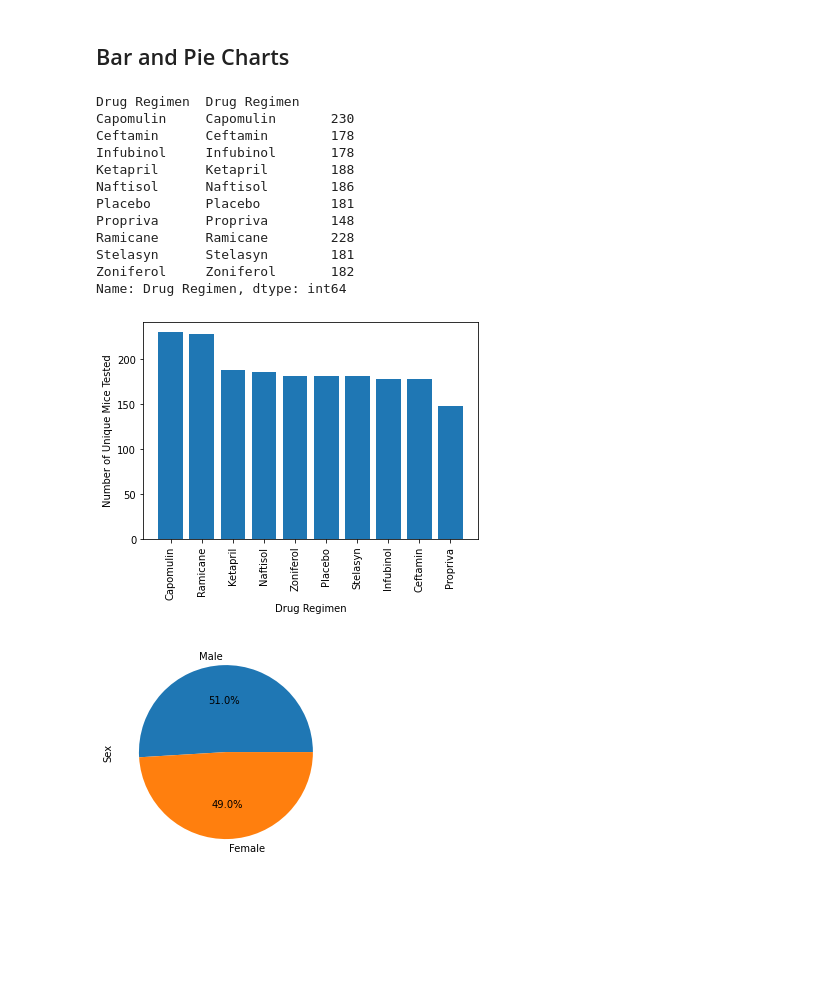
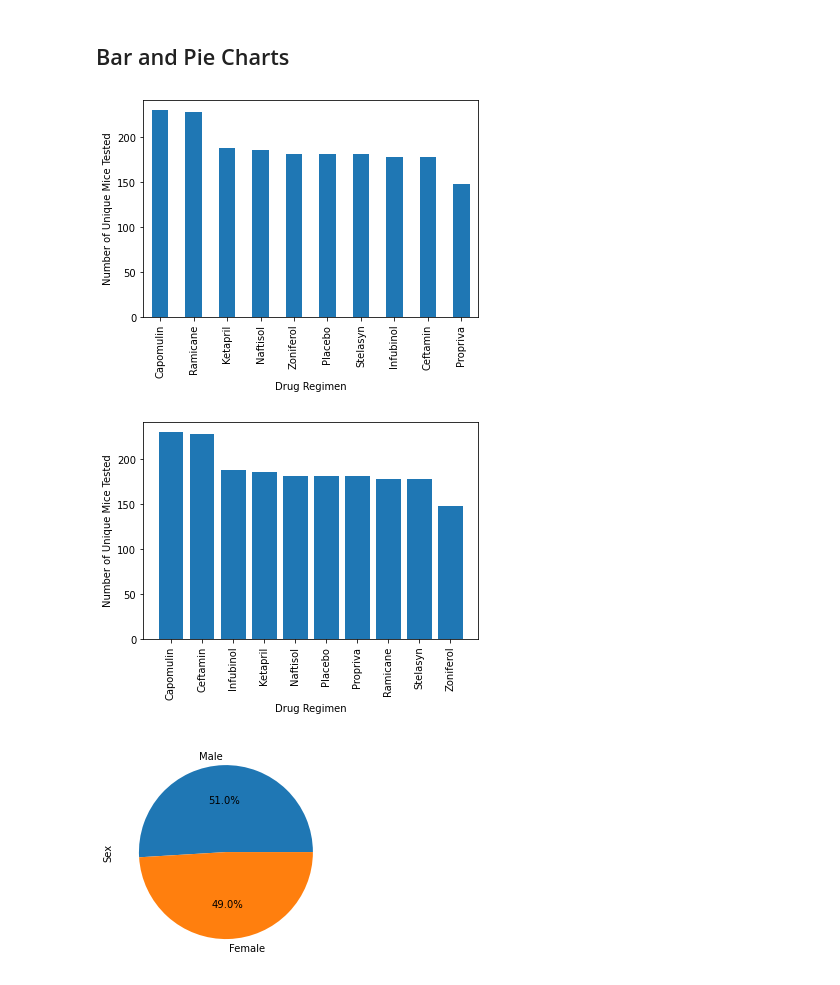
Before and after one commit to MrMrRPG/matplotlib_challenge, a Jupyter notebook: Pymaceuticals/pymaceuticals_starter.ipynb, the cells around one changed output. Cells and saved outputs as stored; diff of their text form; code cells hidden in the pictures; blank space fills up the shorter version.

Commit message:
bar and pie charts done

```diff
--- a/Pymaceuticals/pymaceuticals_starter.ipynb
+++ b/Pymaceuticals/pymaceuticals_starter.ipynb
@@ -152,24 +153,31 @@ drug_tumor_agg_df
 # %%
 # Generate a bar plot showing the total number of unique mice tested on each drug regimen using pandas.
 # drug_grouped_df["Mouse ID"].value_counts()
-drug_trial_count = drug_grouped_df["Drug Regimen"].value_counts()
-drug_trial_count
+drug_trial_count = clean_df["Drug Regimen"].value_counts()
+
+drug_trial_count.plot(kind = "bar")
+
+plt.ylabel("Number of Unique Mice Tested")
+plt.xlabel("Drug Regimen")
+
+plt.show()
 # %% [output]
-Drug Regimen  Drug Regimen
-Capomulin     Capomulin       230
-Ceftamin      Ceftamin        178
-Infubinol     Infubinol       178
-Ketapril      Ketapril        188
-Naftisol      Naftisol        186
-Placebo       Placebo         181
-Propriva      Propriva        148
-Ramicane      Ramicane        228
-Stelasyn      Stelasyn        181
-Zoniferol     Zoniferol       182
-Name: Drug Regimen, dtype: int64
+[figure, added]
 # %%
 # Generate a bar plot showing the total number of unqiue mice tested on each drug regimen using using pyplot.
+drug_trial_count = clean_df["Drug Regimen"].value_counts()
+x_axis = np.arange(len(drug_grouped_df))
+
+plt.bar(x_axis, drug_trial_count)
+
+tick_locations = [value for value in x_axis]
+plt.xticks(tick_locations, drug_tumor_agg_df.index, rotation = 'vertical')
+
+plt.ylabel("Number of Unique Mice Tested")
+plt.xlabel("Drug Regimen")
+
+plt.show()
 # %% [output]
-[figure, old version]
+[figure, new version]
 # %%
 # Generate a pie plot showing the distribution of female versus male mice using pandas
```
Also changed, not shown: parts of 3 cells of this notebook.
